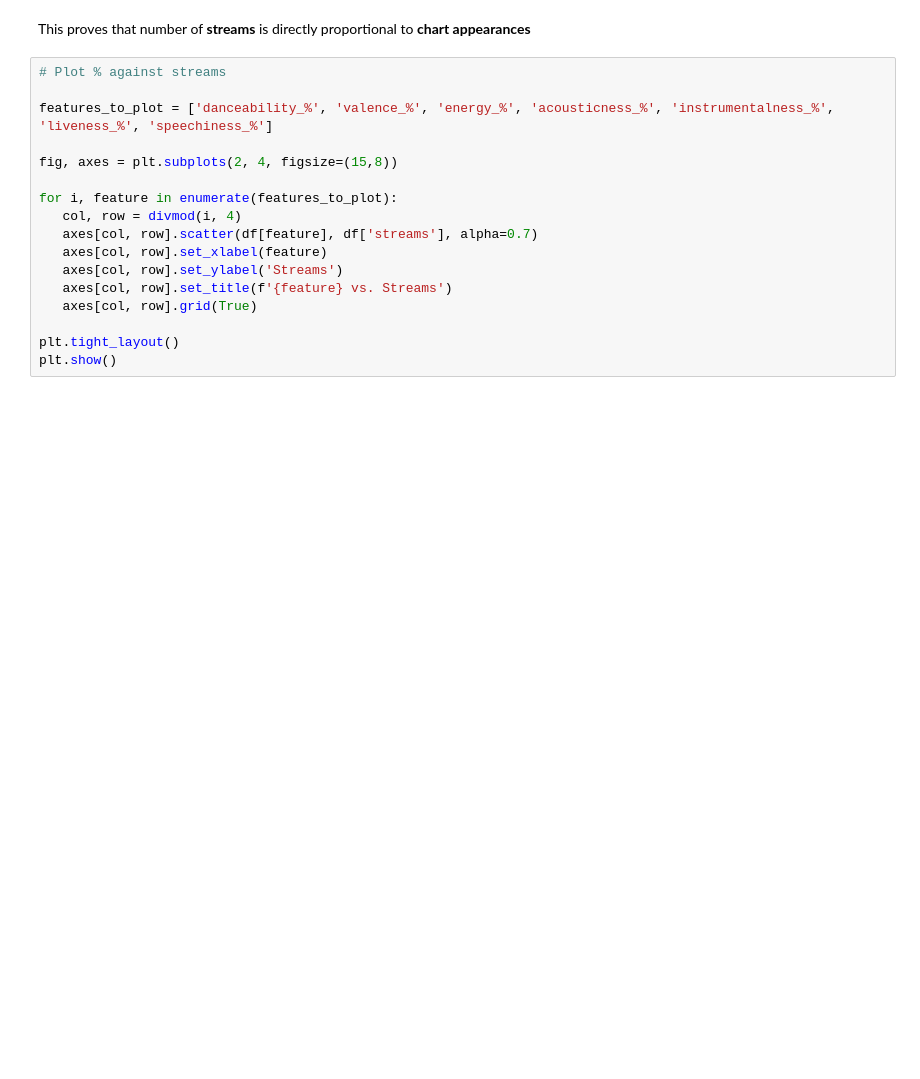
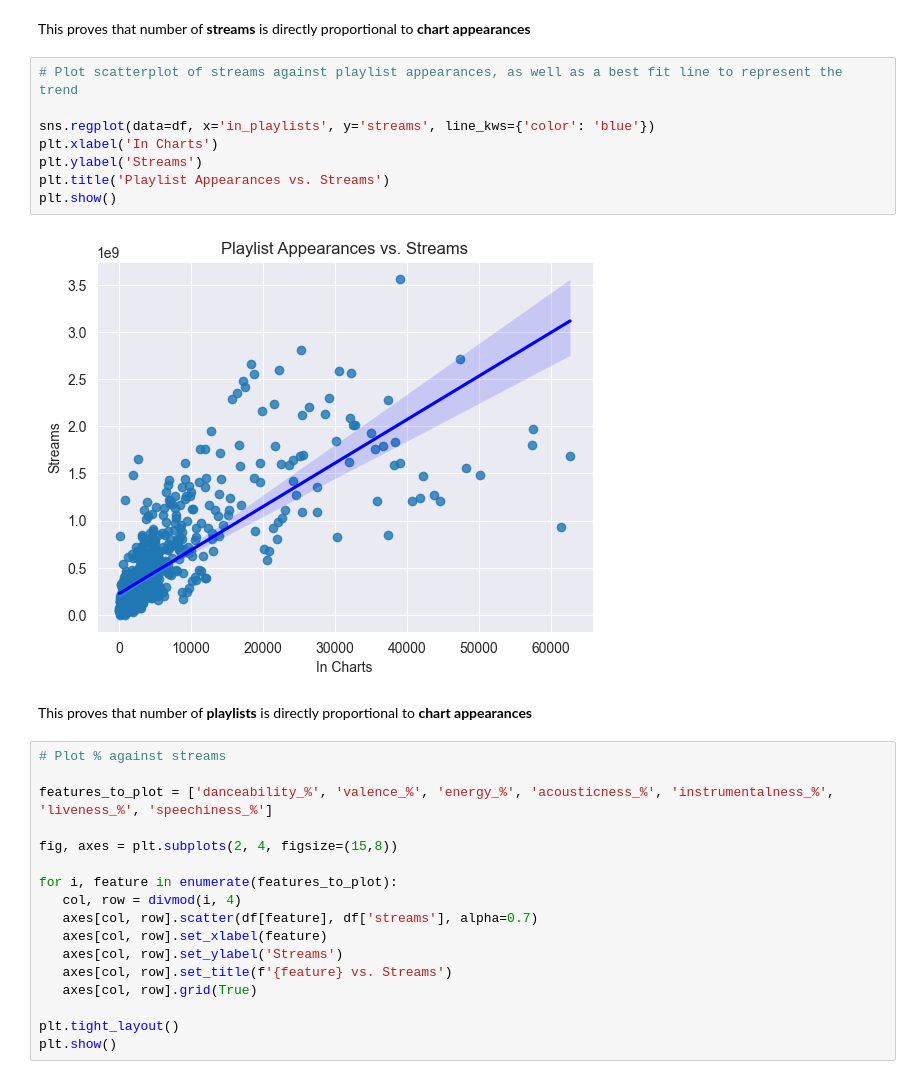
Before and after one commit to certificateofparticipation/VJCxTP-Hackathon-24, a Jupyter notebook: main.ipynb, the cells around one changed output. Drawn from its saved outputs; the diff is of its cells as text; blank space fills up the shorter version.

```diff
--- a/main.ipynb
+++ b/main.ipynb
@@ -168,5 +174,17 @@ plt.show()
 # %% [markdown]
 This proves that number of **streams** is directly proportional to **chart appearances**
+# %%
+# Plot scatterplot of streams against playlist appearances, as well as a best fit line to represent the trend
+
+sns.regplot(data=df, x='in_playlists', y='streams', line_kws={'color': 'blue'})
+plt.xlabel('In Charts')
+plt.ylabel('Streams')
+plt.title('Playlist Appearances vs. Streams')
+plt.show()
+# %% [output]
+[figure, added]
+# %% [markdown]
+This proves that number of **playlists** is directly proportional to **chart appearances**
 # %%
 # Plot % against streams
 
```
Also changed, not shown: parts of 23 cells of this notebook, 1 other file.
